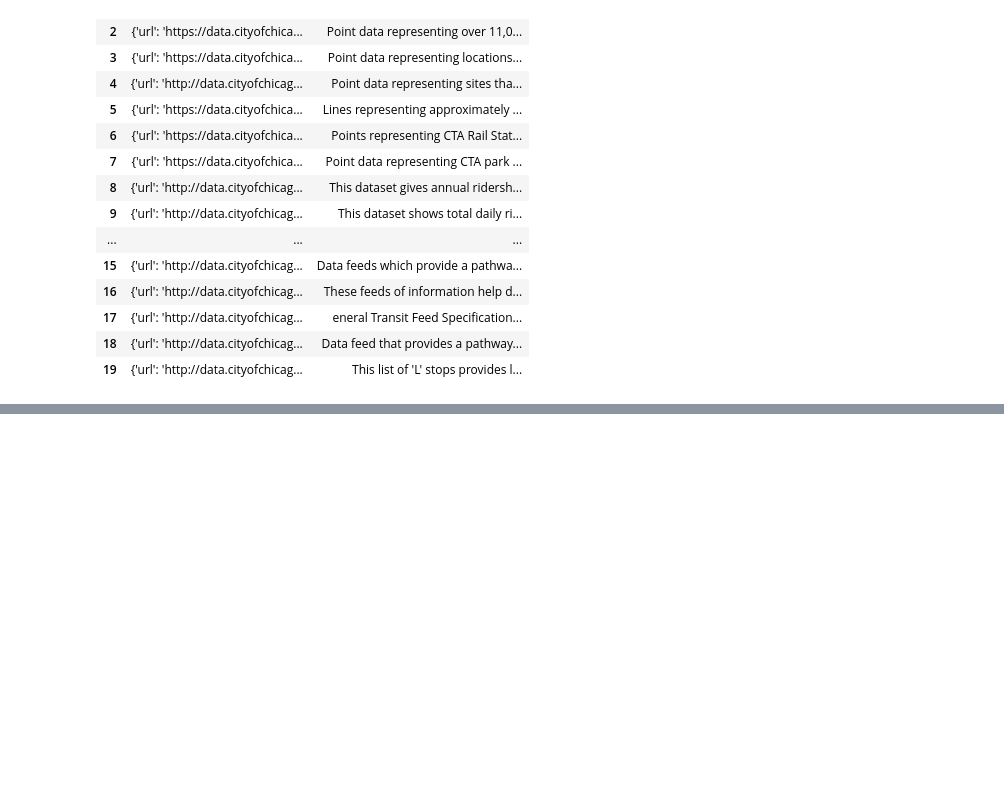
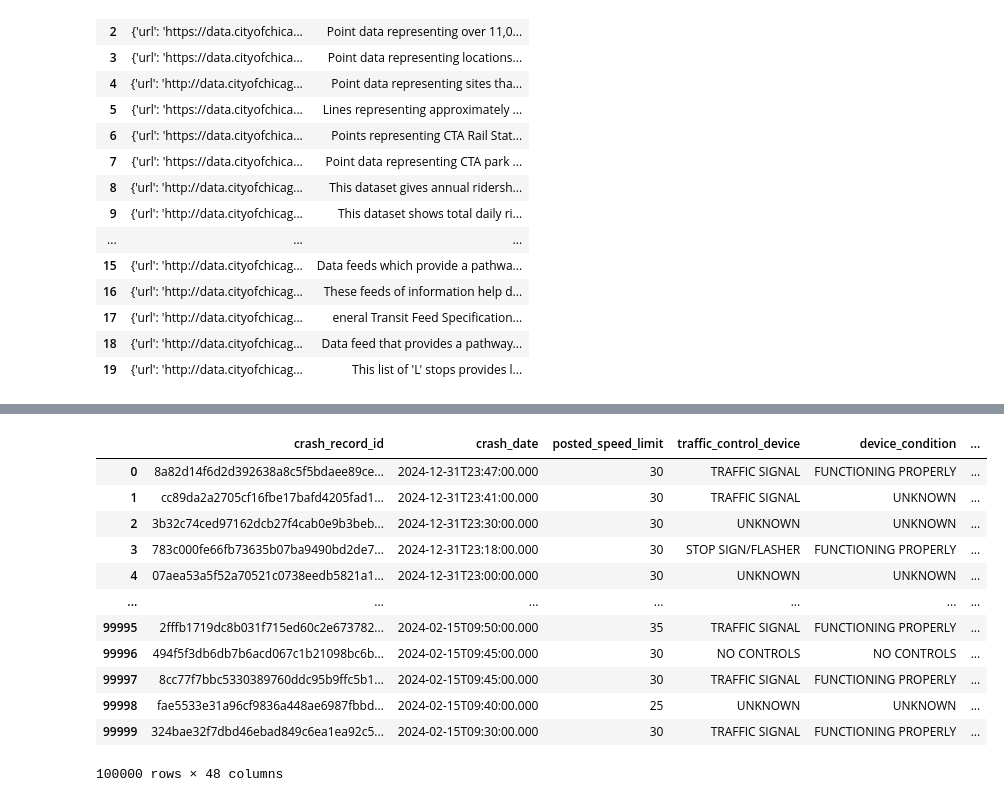
Before and after one commit to chance-roberts/DATA6330_RobertsC, a Jupyter notebook: RobertsC_DATA6330.ipynb, the cells around one changed output, grey strips where cells are left out. Saved outputs shown, nothing was run; the diff lists cells and outputs as text; code cells hidden in the pictures; blank space fills up the shorter version.

```diff
--- a/RobertsC_DATA6330.ipynb
+++ b/RobertsC_DATA6330.ipynb
@@ -121,0 +81,14 @@ ValueError: y attribute access only provided for Point geometries
+# %%
+# Increase timeout to prevent ReadTimeout errors
+
+# For bus ridership, use "date" as the date field
+bus_ridership = client.get("jyb9-n7fm", where=f"date between '{start_date}' and '{end_date}'",limit=100000)
+bus_ridership_df = pd.DataFrame.from_records(bus_ridership)
+
+# For train ridership, use "date" as the date field
+train_ridership = client.get("5neh-572f", where=f"date between '{start_date}' and '{end_date}'",limit=100000)
+train_ridership_df = pd.DataFrame.from_records(train_ridership)
+
+# For traffic crashes, use "crash_date" as the date field
+traffic_crashes = client.get("85ca-t3if", where=f"Crash_Date between '{start_date}' and '{end_date}'", limit=100000)
+traffic_crashes_df = pd.DataFrame.from_records(traffic_crashes)
@@ -121,0 +119,16 @@ ValueError: y attribute access only provided for Point geometries
+# %%
+traffic_crashes_df
+# %% [output]
+|  | crash_record_id | crash_date | posted_speed_limit | traffic_control_device | device_condition | ... |
+| 0 | 8a82d14f6d2d392638a8c5f5bdaee89ce... | 2024-12-31T23:47:00.000 | 30 | TRAFFIC SIGNAL | FUNCTIONING PROPERLY | ... |
+| 1 | cc89da2a2705cf16fbe17bafd4205fad1... | 2024-12-31T23:41:00.000 | 30 | TRAFFIC SIGNAL | UNKNOWN | ... |
+| 2 | 3b32c74ced97162dcb27f4cab0e9b3beb... | 2024-12-31T23:30:00.000 | 30 | UNKNOWN | UNKNOWN | ... |
+| 3 | 783c000fe66fb73635b07ba9490bd2de7... | 2024-12-31T23:18:00.000 | 30 | STOP SIGN/FLASHER | FUNCTIONING PROPERLY | ... |
+| 4 | 07aea53a5f52a70521c0738eedb5821a1... | 2024-12-31T23:00:00.000 | 30 | UNKNOWN | UNKNOWN | ... |
+| ... | ... | ... | ... | ... | ... | ... |
+| 99995 | 2fffb1719dc8b031f715ed60c2e673782... | 2024-02-15T09:50:00.000 | 35 | TRAFFIC SIGNAL | FUNCTIONING PROPERLY | ... |
+| 99996 | 494f5f3db6db7b6acd067c1b21098bc6b... | 2024-02-15T09:45:00.000 | 30 | NO CONTROLS | NO CONTROLS | ... |
+| 99997 | 8cc77f7bbc5330389760ddc95b9ffc5b1... | 2024-02-15T09:45:00.000 | 30 | TRAFFIC SIGNAL | FUNCTIONING PROPERLY | ... |
+| 99998 | fae5533e31a96cf9836a448ae6987fbbd... | 2024-02-15T09:40:00.000 | 25 | UNKNOWN | UNKNOWN | ... |
+| 99999 | 324bae32f7dbd46ebad849c6ea1ea92c5... | 2024-02-15T09:30:00.000 | 30 | TRAFFIC SIGNAL | FUNCTIONING PROPERLY | ... |
+100000 rows × 48 columns
```
Also changed, not shown: parts of 7 cells of this notebook.
